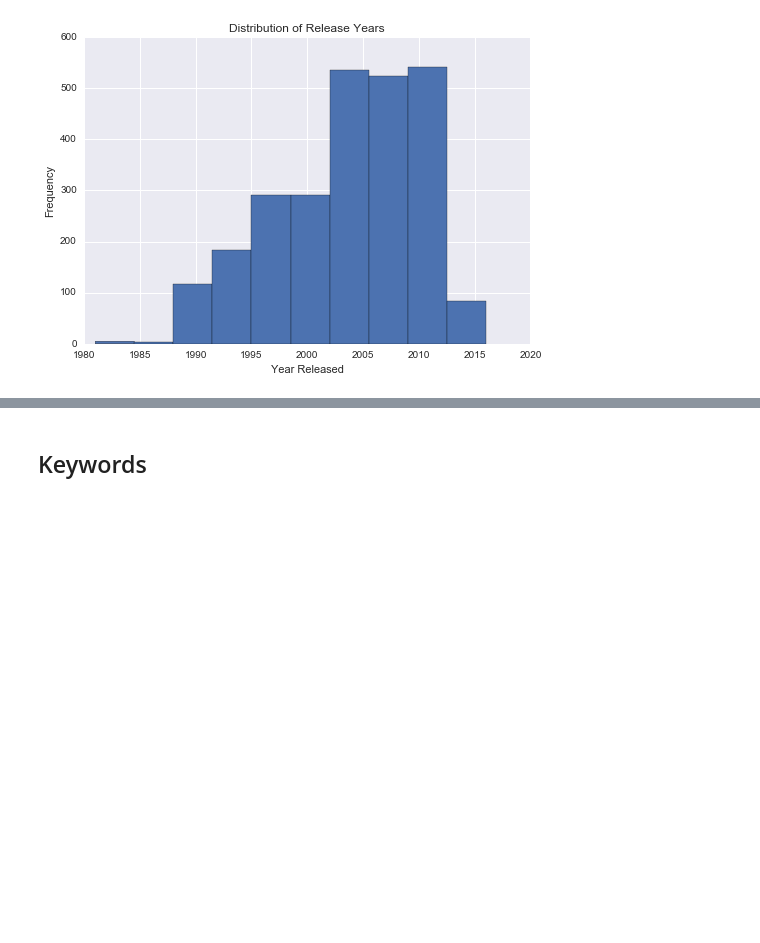
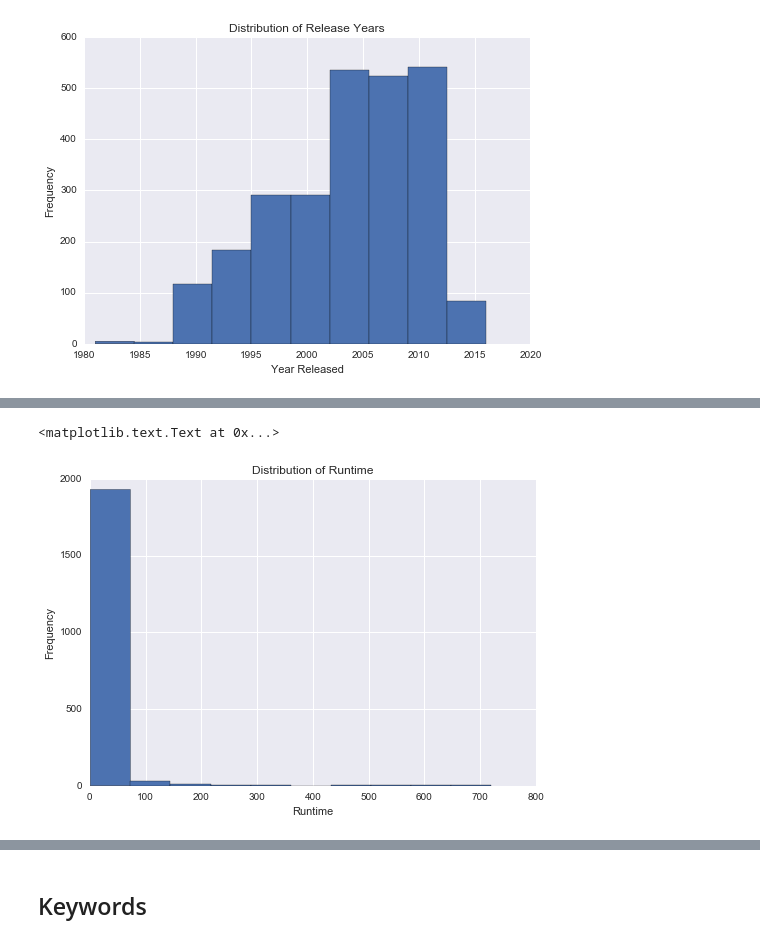
Before and after one commit to cgeppig/Will_My_Show_Get_Cancelled, a Jupyter notebook: Capstone Exploratory Data Analysis.ipynb, the cells around one changed output, grey strips where cells are left out. Drawn from its saved outputs; the diff is of its cells as text; code cells hidden in the pictures; blank space fills up the shorter version.

```diff
--- a/Capstone Exploratory Data Analysis.ipynb
+++ b/Capstone Exploratory Data Analysis.ipynb
@@ -116,3 +136,14 @@ plt.xlabel('Year Released')
 # %% [output]
 <matplotlib.text.Text at 0x...>
 [figure]
+# %%
+## this funciton cleans runtime
+
+def fix_runtime(runtime):
+    return runtime.split(' ')[0]
+# %%
+## cleans the runtime column
+shows['fixed_runtime'] = shows['runtime'].dropna().apply(fix_runtime)
+# %%
+## converts cleaned runtime from str to int
+shows['fixed_runtime'] = shows['fixed_runtime'].dropna().apply(int)
@@ -118,0 +191,8 @@ plt.xlabel('Year Released')
+# %%
+plt.hist(shows['fixed_runtime'].dropna())
+plt.title('Distribution of Runtime')
+plt.ylabel('Frequency')
+plt.xlabel('Runtime')
+# %% [output]
+<matplotlib.text.Text at 0x...>
+[figure, added]
```
Also changed, not shown: parts of 36 cells of this notebook, 2 other files.
